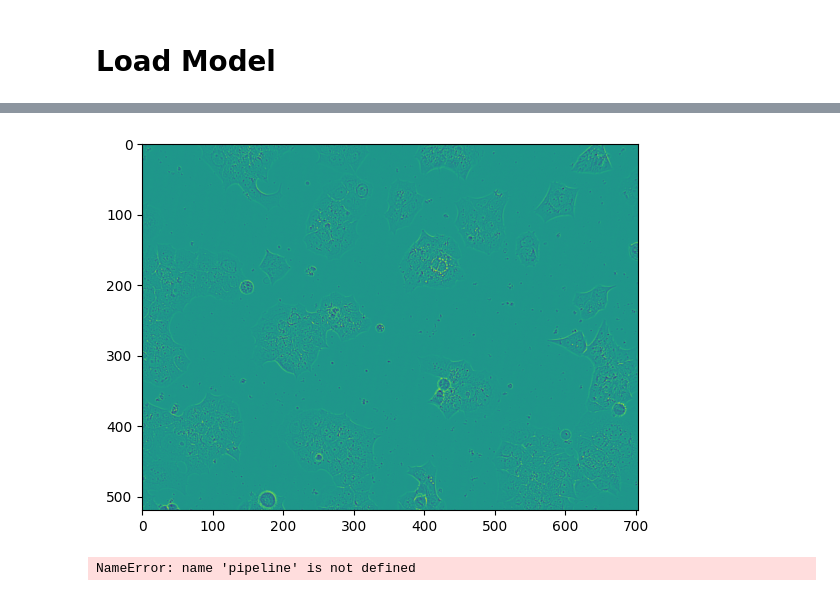
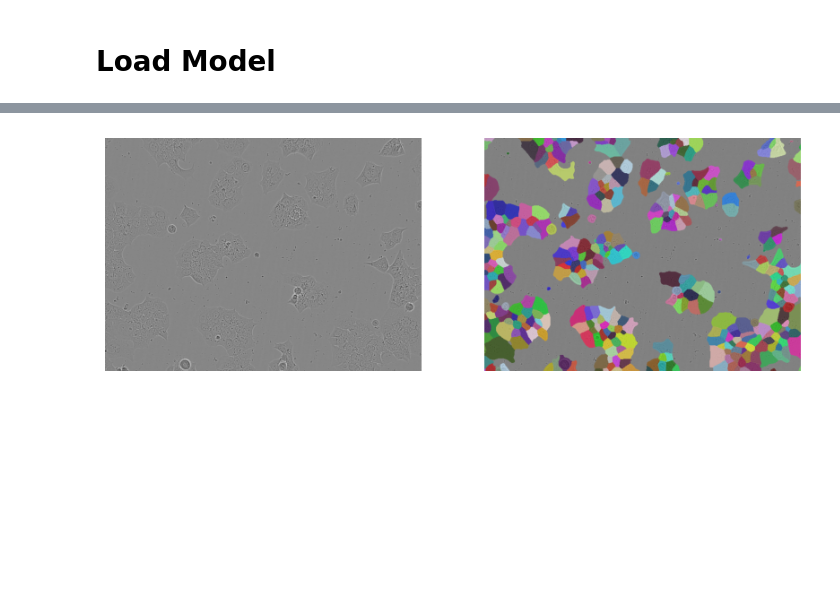
Before and after one commit to kadenstillwagon/DINOCell, a Jupyter notebook: src/demo.ipynb, the cells around one changed output, grey strips where cells are left out. Drawn from its saved outputs; the diff is of its cells as text; code cells hidden in the pictures; blank space fills up the shorter version.

Commit message:
Updated DINOCell model, added requirements.txt, finished demo

```diff
--- a/src/demo.ipynb
+++ b/src/demo.ipynb
@@ -49,40 +44,48 @@ RuntimeError: Error(s) in loading state_dict for DINOCell:
 # %%
+#Load Image
 img_path = 'demo_images/LiveCell_test_image.png'
 image = np.array(Image.open(img_path))
 
+#Get Model Output
 pred_labels, flows, img = pipeline.run(image, return_raw_preds=True)
 
 #~~~~~~~~~~~~~~~~~~~~~~
 #   VISUALIZATION
 #~~~~~~~~~~~~~~~~~~~~~~
 
+img = cv2.cvtColor(img, cv2.COLOR_GRAY2RGB)
 mask_preds_rgb = convert_label_to_rainbow(pred_labels)
-mask_preds_rgb[pred_labels == 0] = cv2.cvtColor(image, cv2.COLOR_GRAY2RGB)[pred_labels == 0]
+mask_preds_rgb[pred_labels == 0] = img[pred_labels == 0]
 
 
 fig, ax = plt.subplots(1, 2, figsize=(10, 10))
 
 #remove axes
 ax[0].set_xticks([])
 ax[0].set_yticks([])
 ax[1].set_xticks([])
 ax[1].set_yticks([])
 
 #set 1 in borders
 ax[0].spines['top'].set_visible(False)
 ax[0].spines['right'].set_visible(False)
 ax[0].spines['bottom'].set_visible(False)
 ax[0].spines['left'].set_visible(False)
 ax[1].spines['top'].set_visible(False)
 ax[1].spines['right'].set_visible(False)
 ax[1].spines['bottom'].set_visible(False)
 ax[1].spines['left'].set_visible(False)
 
 ax[0].imshow(image, cmap='gray')
 ax[1].imshow(image, cmap='gray')
 ax[1].imshow(mask_preds_rgb, cmap='gray', alpha=0.7)
 
+#Plot in notebook
 plt.show()
+
+#Save to outputs folder
+dinocell_output = cv2.addWeighted(img, 0.5, mask_preds_rgb, 0.5, 0)
+dinocell_output = Image.fromarray(dinocell_output)
+dinocell_output.save(f'{img_path.replace('demo_images', 'demo_results').split(".")[0]}_out.png')
 # %% [output]
-[figure, old version]
+[figure, new version]
-NameError: name 'pipeline' is not defined
```
Also changed, not shown: parts of 2 cells of this notebook, 4 other files.
